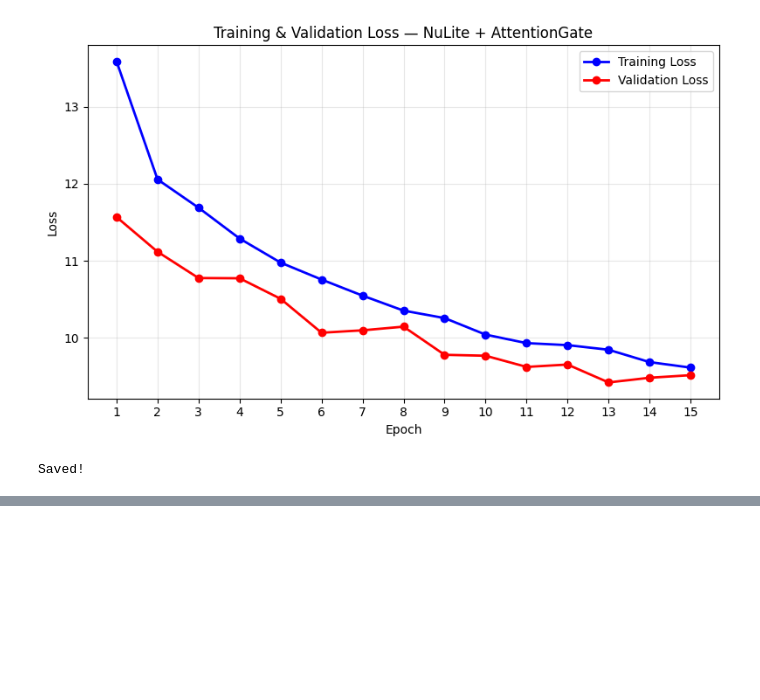
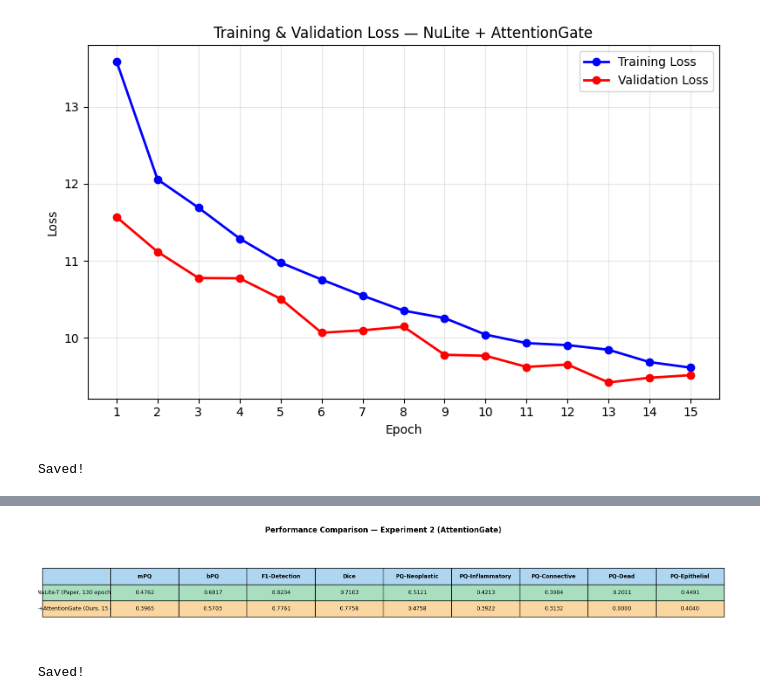
Before and after one commit to Dania-Waseem/NuLite-Reproducibility-A-Lightweight-Model-for-Nuclei-Instance-Segmentation, a Jupyter notebook: Nulite_Experiment2.ipynb, the cells around one changed output, grey strips where cells are left out. Cells and saved outputs as stored; diff of their text form; code cells hidden in the pictures; blank space fills up the shorter version.

```diff
--- a/Nulite_Experiment2.ipynb
+++ b/Nulite_Experiment2.ipynb
@@ -1218,0 +1261,52 @@ Saved!
+# %%
+import matplotlib.pyplot as plt
+import numpy as np
+
+fig, ax = plt.subplots(figsize=(16, 3))
+ax.axis('off')
+
+columns = ['', 'mPQ', 'bPQ', 'F1-Detection', 'Dice',
+           'PQ-Neoplastic', 'PQ-Inflammatory', 'PQ-Connective', 'PQ-Dead', 'PQ-Epithelial']
+
+data = [
+    ['NuLite-T (Paper, 130 epochs)', '0.4762', '0.6817', '0.8204', '0.7103', '0.5121', '0.4213', '0.3984', '0.2011', '0.4491'],
+    ['NuLite+AttentionGate (Ours, 15 epochs)', '0.3965', '0.5703', '0.7761', '0.7758', '0.4758', '0.3922', '0.3132', '0.0000', '0.4040'],
+]
+
+table = ax.table(
+    cellText=data,
+    colLabels=columns,
+    cellLoc='center',
+    loc='center'
+)
+
+table.auto_set_font_size(False)
+table.set_fontsize(9)
+table.scale(1, 2.2)
+
+# Header - light blue
+for j in range(len(columns)):
+    table[0, j].set_facecolor('#aed6f1')
+    table[0, j].set_text_props(color='black', fontweight='bold')
+
+# Paper row - light green
+for j in range(len(columns)):
+    table[1, j].set_facecolor('#a9dfbf')
+    table[1, j].set_text_props(color='black')
+
+# Ours row - light orange
+for j in range(len(columns)):
+    table[2, j].set_facecolor('#fad7a0')
+    table[2, j].set_text_props(color='black')
+
+plt.title('Performance Comparison — Experiment 2 (AttentionGate)',
+          fontsize=12, fontweight='bold', pad=15)
+plt.tight_layout()
+plt.savefig('/content/results_table_exp2.png', dpi=150, bbox_inches='tight')
+plt.show()
+
+!cp /content/results_table_exp2.png /content/drive/MyDrive/results_table_exp2.png
+print("Saved!")
+# %% [output]
+[figure, added]
+Saved!
```
Also changed, not shown: parts of 9 cells of this notebook.
